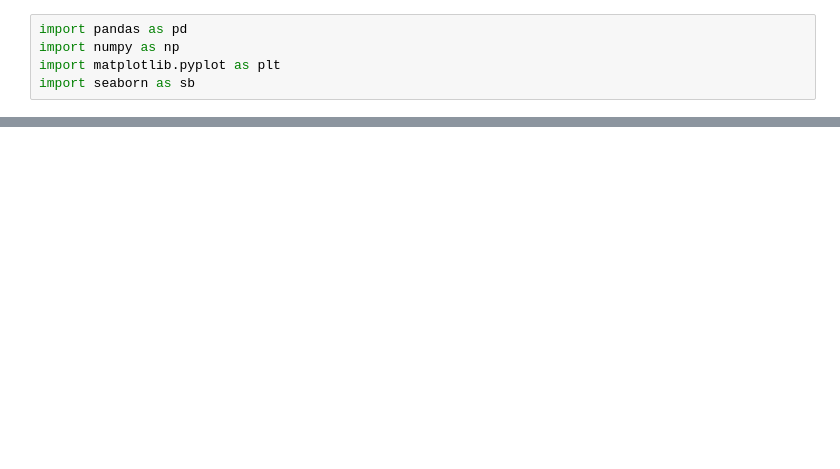
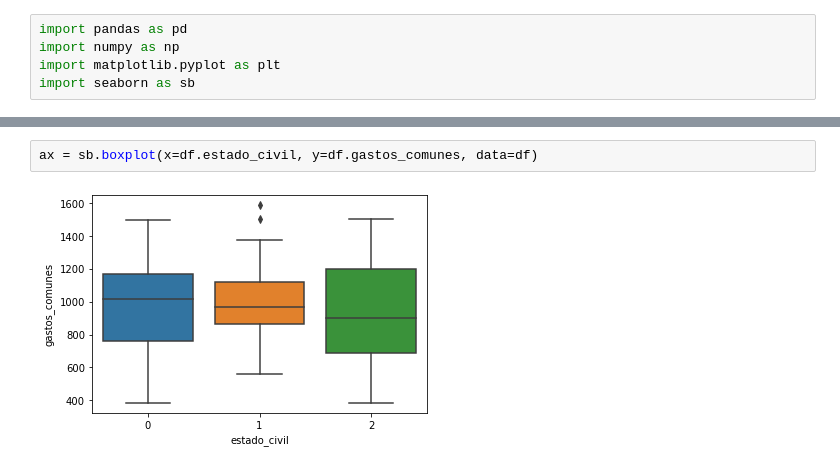
Before and after one commit to A01610805/Laboratorio2_A01610805, a Jupyter notebook: Mapas de calor y boxplots/Mapas.ipynb, the cells around one changed output, grey strips where cells are left out. Saved outputs shown, nothing was run; the diff lists cells and outputs as text; blank space fills up the shorter version.

```diff
--- a/Mapas de calor y boxplots/Mapas.ipynb
+++ b/Mapas de calor y boxplots/Mapas.ipynb
@@ -42,0 +53,4 @@ ax = sb.boxplot(x=rat, y=PR, data=df)
+# %%
+ax = sb.boxplot(x=df.estado_civil, y=df.gastos_comunes, data=df)
+# %% [output]
+[figure, added]
```
Also changed, not shown: parts of 8 cells of this notebook, 5 other files.
